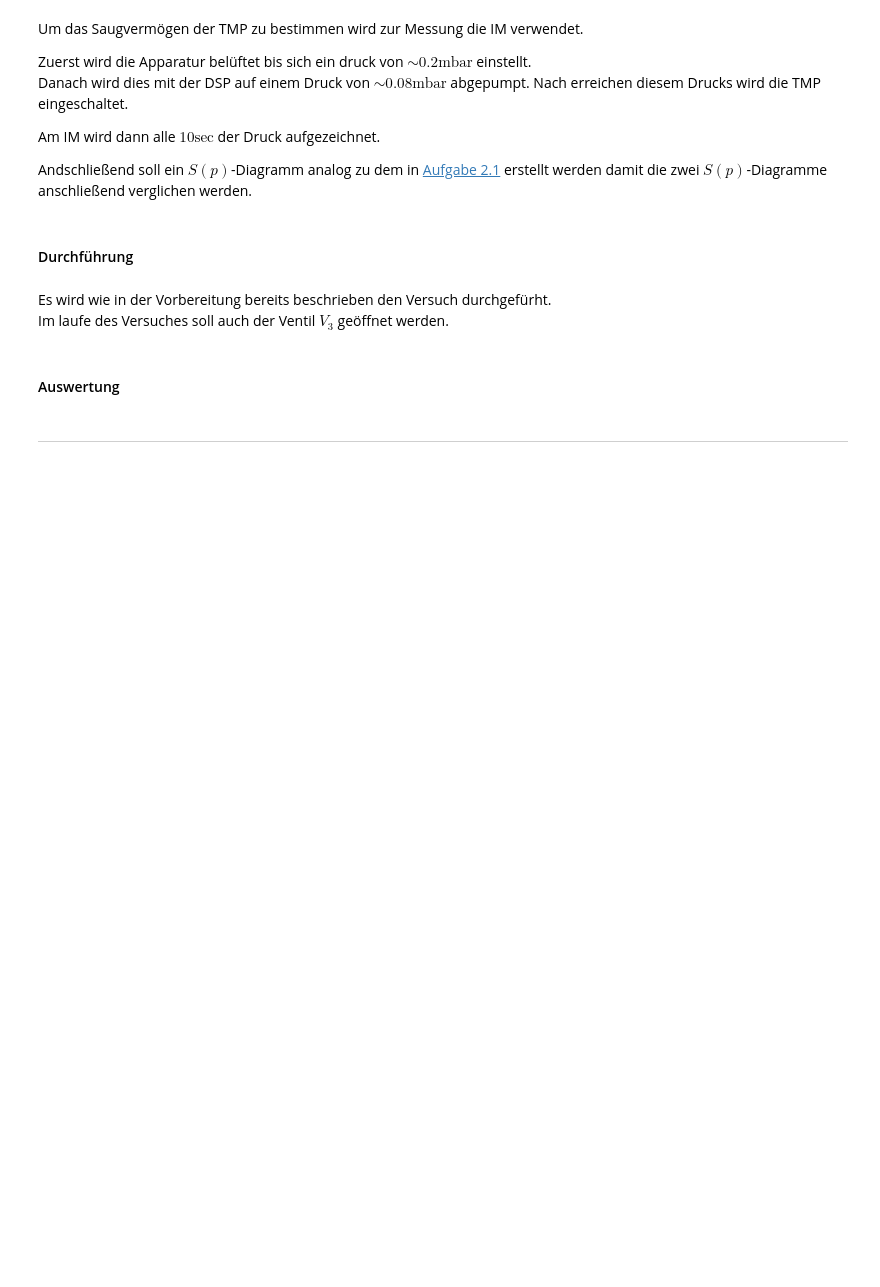
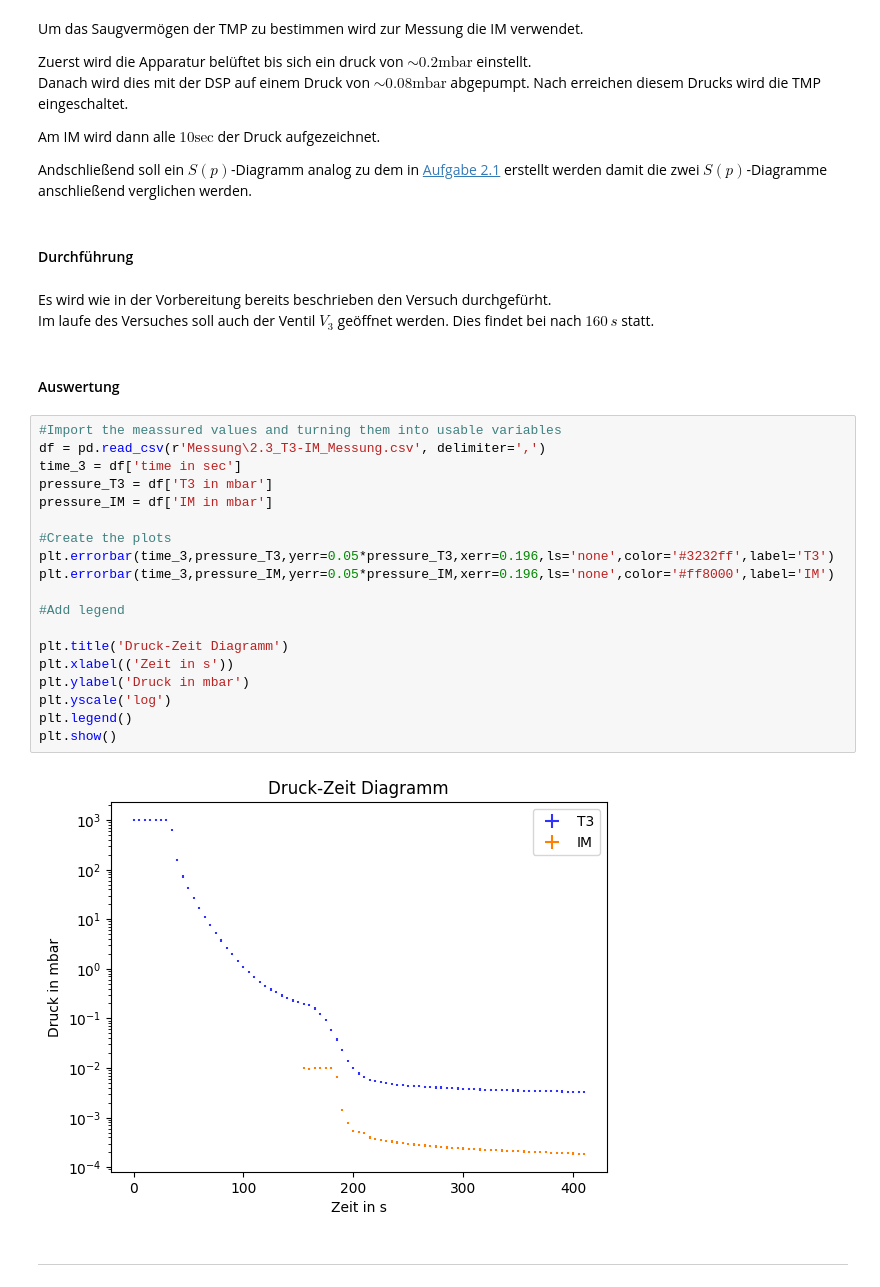
Before and after one commit to AlFa-Tier/Uni_codes, a Jupyter notebook: Praktikum/Vakuum/Vakuum.ipynb, the cells around one changed output. Saved outputs shown, nothing was run; the diff lists cells and outputs as text; blank space fills up the shorter version.

Commit message:
imported all data from the video into a new CSV table and begun work on 2.3

```diff
--- a/Praktikum/Vakuum/Vakuum.ipynb
+++ b/Praktikum/Vakuum/Vakuum.ipynb
@@ -687,9 +687,30 @@ Andschließend soll ein $S(p)$-Diagramm analog zu dem in [Aufgabe 2.1](#aufgabe-
 #### Durchführung
 # %% [markdown]
 Es wird wie in der Vorbereitung bereits beschrieben den Versuch durchgefürht.
-Im laufe des Versuches soll auch der Ventil $V_3$ geöffnet werden.
+Im laufe des Versuches soll auch der Ventil $V_3$ geöffnet werden. Dies findet bei nach $160\,s$ statt.
 # %% [markdown]
 #### Auswertung
+# %%
+#Import the meassured values and turning them into usable variables
+df = pd.read_csv(r'Messung\2.3_T3-IM_Messung.csv', delimiter=',')
+time_3 = df['time in sec']
+pressure_T3 = df['T3 in mbar']
+pressure_IM = df['IM in mbar']
+
+#Create the plots
+plt.errorbar(time_3,pressure_T3,yerr=0.05*pressure_T3,xerr=0.196,ls='none',color='#3232ff',label='T3')
+plt.errorbar(time_3,pressure_IM,yerr=0.05*pressure_IM,xerr=0.196,ls='none',color='#ff8000',label='IM')
+
+#Add legend
+
+plt.title('Druck-Zeit Diagramm')
+plt.xlabel(('Zeit in s'))
+plt.ylabel('Druck in mbar')
+plt.yscale('log')
+plt.legend()
+plt.show()
+# %% [output]
+[figure, added]
 # %% [markdown]
 
 ---
```
Also changed, not shown: 1 other file.
